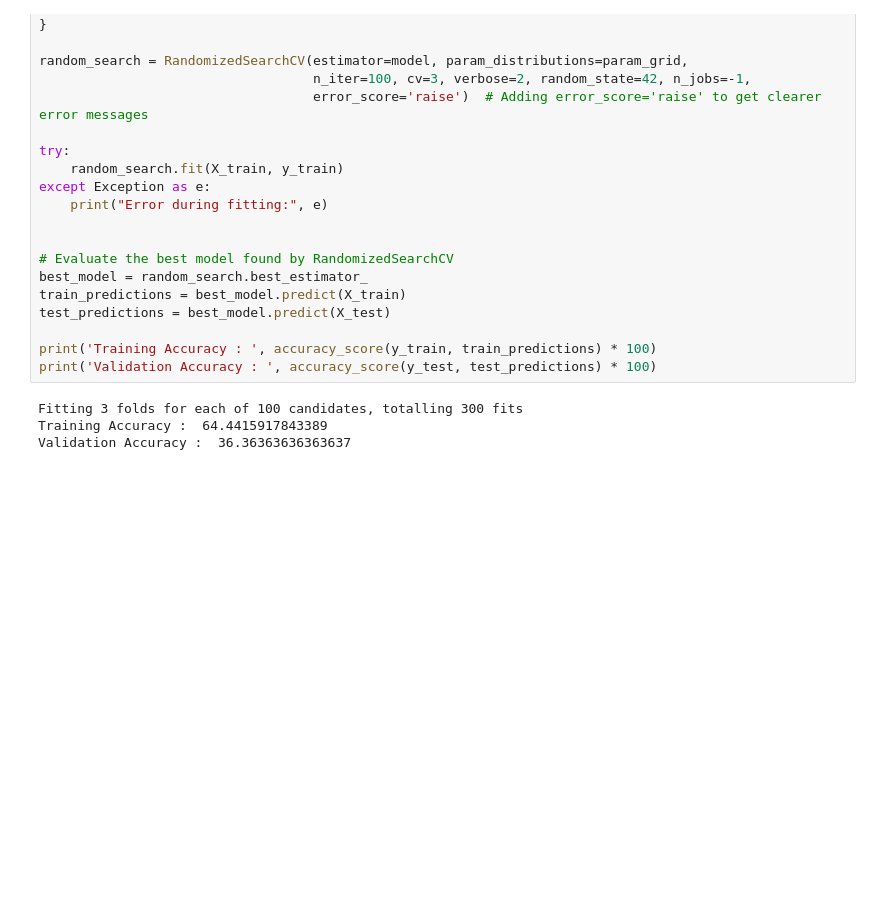
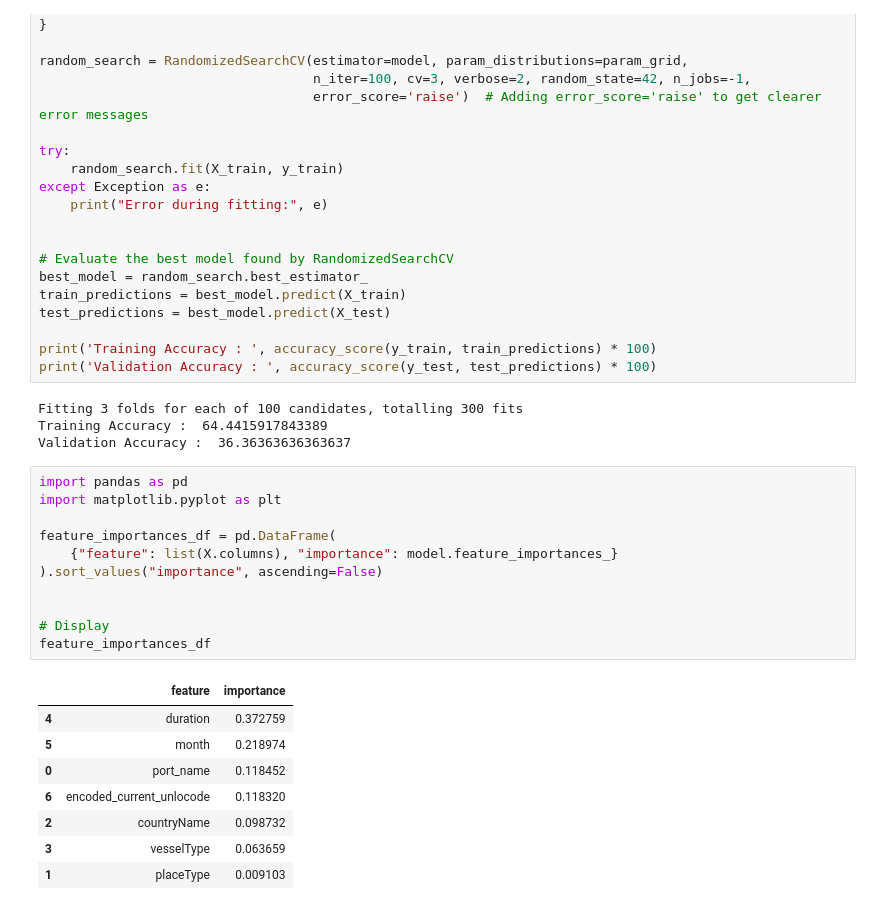
Before and after one commit to SySyAli/ais_port_prediction, a Jupyter notebook: notebooks/random_forest2.ipynb, the cells around one changed output. Cells and saved outputs as stored; diff of their text form; blank space fills up the shorter version.

```diff
--- a/notebooks/random_forest2.ipynb
+++ b/notebooks/random_forest2.ipynb
@@ -554,3 +554,23 @@ print('Validation Accuracy : ', accuracy_score(y_test, test_predictions) * 100)
 Fitting 3 folds for each of 100 candidates, totalling 300 fits
 Training Accuracy :  64.4415917843389
 Validation Accuracy :  36.36363636363637
+# %%
+import pandas as pd
+import matplotlib.pyplot as plt
+
+feature_importances_df = pd.DataFrame(
+    {"feature": list(X.columns), "importance": model.feature_importances_}
+).sort_values("importance", ascending=False)
+
+
+# Display
+feature_importances_df
+# %% [output]
+|  | feature | importance |
+| 4 | duration | 0.372759 |
+| 5 | month | 0.218974 |
+| 0 | port_name | 0.118452 |
+| 6 | encoded_current_unlocode | 0.118320 |
+| 2 | countryName | 0.098732 |
+| 3 | vesselType | 0.063659 |
+| 1 | placeType | 0.009103 |
```
Also changed, not shown: parts of 1 cell of this notebook.
